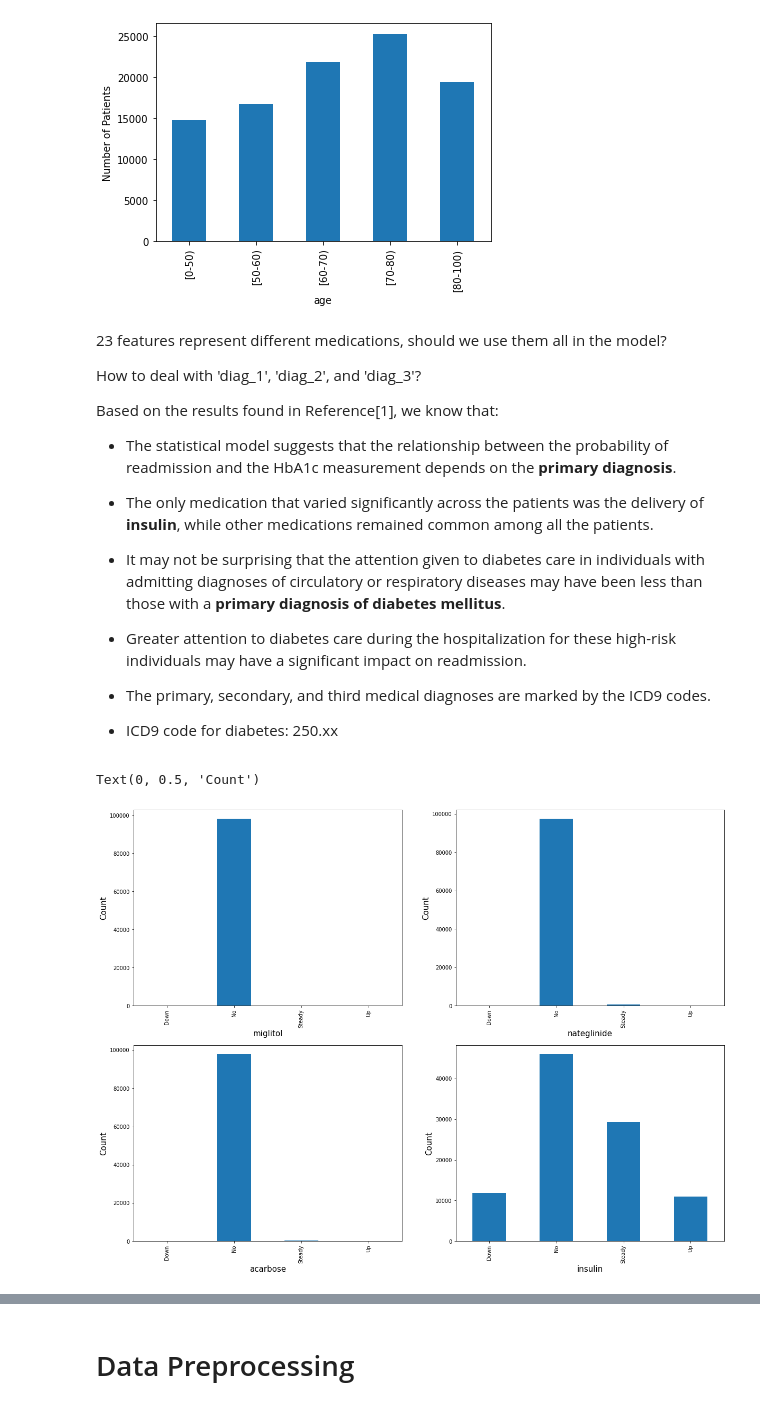
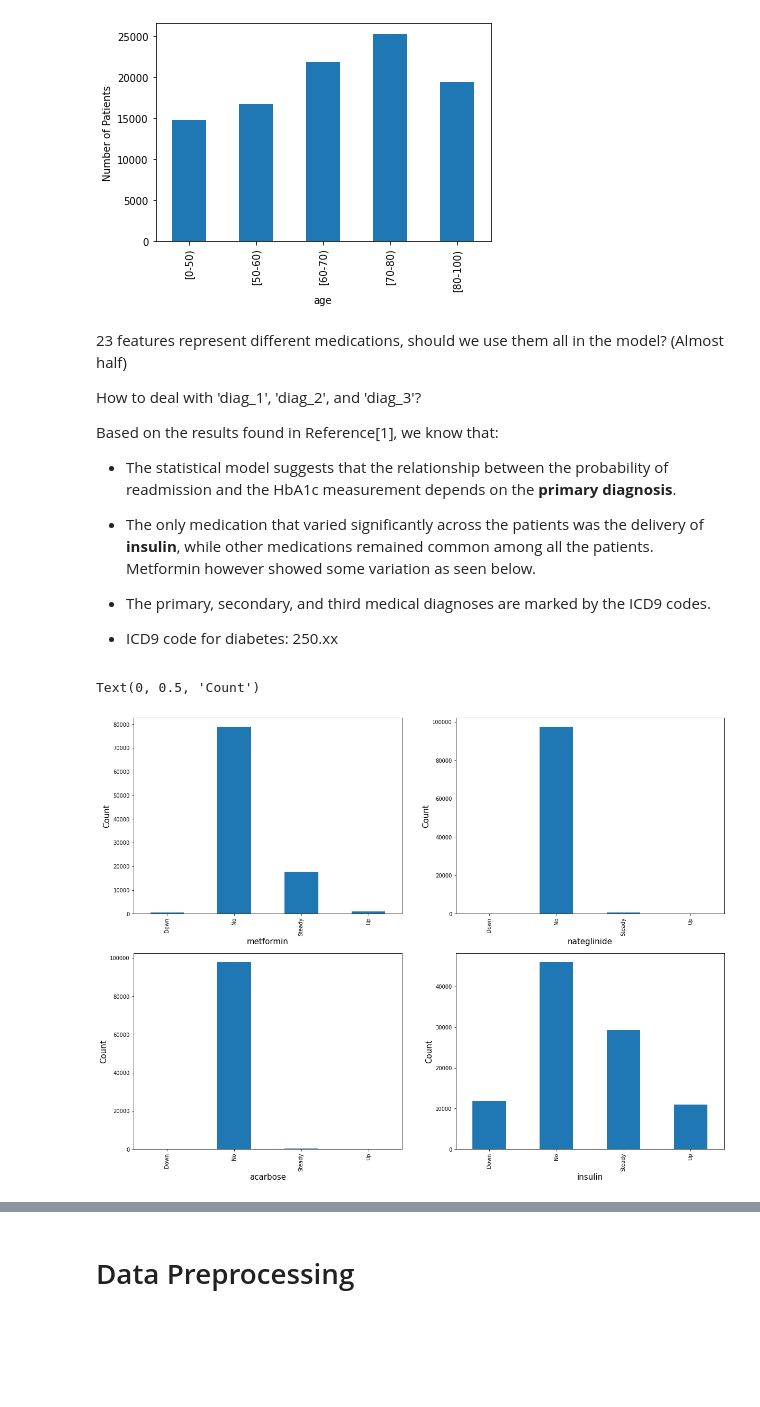
Before and after one commit to ksu-hmi/Diabetes-readmission-risk, a Jupyter notebook: Predicting Diabetes Patient Readmission.ipynb, the cells around one changed output, grey strips where cells are left out. Saved outputs shown, nothing was run; the diff lists cells and outputs as text; code cells hidden in the pictures; blank space fills up the shorter version.

Commit message:
Update Predicting Diabetes Patient Readmission.ipynb
Updating code

```diff
--- a/Predicting Diabetes Patient Readmission.ipynb
+++ b/Predicting Diabetes Patient Readmission.ipynb
@@ -157,48 +158,44 @@ data['admission_source_id'] = pd.Series(['Emergency Room' if val == 7 else 'Refe
 data['admission_type_id'] = pd.Series(['Emergency' if val == 1 else 'Other type'
                                               for val in data['admission_type_id']], index=data.index)
 # %% [markdown]
-23 features represent different medications, should we use them all in the model?
+23 features represent different medications, should we use them all in the model? (Almost half)
 
 How to deal with 'diag_1', 'diag_2', and 'diag_3'?
 
 Based on the results found in Reference[1], we know that:
 - The statistical model suggests that the relationship between the probability of readmission and the HbA1c measurement depends on the **primary diagnosis**.
 
-- The only medication that varied significantly across the patients was the delivery of **insulin**, while other medications remained common among all the patients.
-
-- It may not be surprising that the attention given to diabetes care in individuals with admitting diagnoses of circulatory or respiratory diseases may have been less than those with a **primary diagnosis of diabetes mellitus**.
-
-- Greater attention to diabetes care during the hospitalization for these high-risk individuals may have a significant impact on readmission.
+- The only medication that varied significantly across the patients was the delivery of **insulin**, while other medications remained common among all the patients. Metformin however showed some variation as seen below.
 
 - The primary, secondary, and third medical diagnoses are marked by the ICD9 codes.
 
 - ICD9 code for diabetes: 250.xx
 # %%
-# compare diabetes medications 'miglitol', 'nateglinide' and 'acarbose' with 'insulin', as an example
+# compare diabetes medications 'metformin', 'nateglinide' and 'acarbose' with 'insulin', as an example
 fig = plt.figure(figsize=(20,15))
 
 ax1 = fig.add_subplot(221)
-ax1 = data.groupby('miglitol').size().plot(kind='bar')
-plt.xlabel('miglitol', fontsize=15)
+ax1 = data.groupby('metformin').size().plot(kind='bar')
+plt.xlabel('metformin', fontsize=15)
 plt.ylabel('Count', fontsize=15)
 
 ax2 = fig.add_subplot(222)
 ax2 = data.groupby('nateglinide').size().plot(kind='bar')
 plt.xlabel('nateglinide', fontsize=15)
 plt.ylabel('Count', fontsize=15)
 
 ax3 = fig.add_subplot(223)
 ax3 = data.groupby('acarbose').size().plot(kind='bar')
 plt.xlabel('acarbose', fontsize=15)
 plt.ylabel('Count', fontsize=15)
 
 ax4 = fig.add_subplot(224)
 ax4 = data.groupby('insulin').size().plot(kind='bar')
 plt.xlabel('insulin', fontsize=15)
 plt.ylabel('Count', fontsize=15)
 # %% [output]
 Text(0, 0.5, 'Count')
-[figure, old version]
+[figure, new version]
 # %%
 # keep only 'insulin' and 'metofrmin and remove the other 22 diabetes medications
 #data.drop(['metformin', 'repaglinide', 'nateglinide', 'chlorpropamide', 'glimepiride',
```
Also changed, not shown: parts of 13 cells of this notebook.
